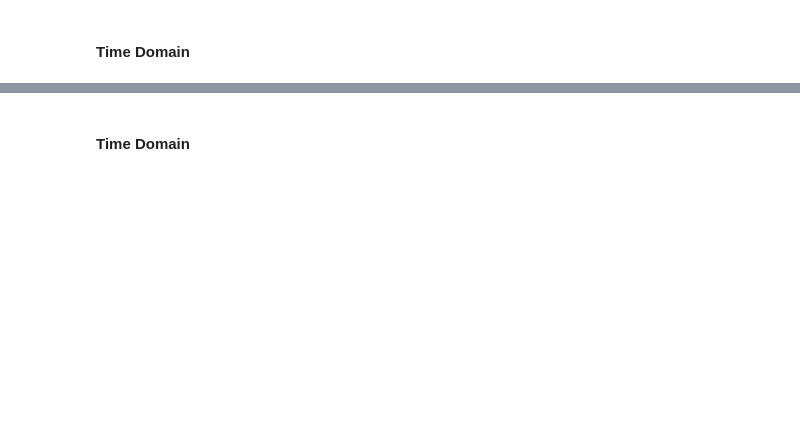
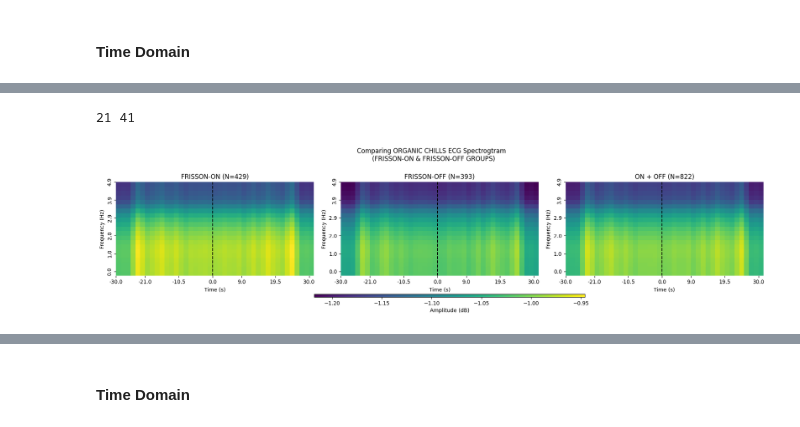
Before and after one commit to emmanuel-olateju/chills_characterization, a Jupyter notebook: notebooks/chills_physiological_analysis.ipynb, the cells around one changed output, grey strips where cells are left out. Cells and saved outputs as stored; diff of their text form; code cells hidden in the pictures; blank space fills up the shorter version.

```diff
--- a/notebooks/chills_physiological_analysis.ipynb
+++ b/notebooks/chills_physiological_analysis.ipynb
@@ -464,0 +347,15 @@ baseline_idx = bidx = (0, fs)
+# %%
+from scipy.signal.windows import hann
+from scipy.signal import ShortTimeFFT
+
+window = hann(128, sym=False)
+hop_ = 2*int(0.025*fs*PLOT_TIME_WINDOW)
+nfft = 2048
+
+SFT = ShortTimeFFT(window, hop_, fs, mfft=nfft, scale_to="magnitude")
+freqs = (SFT.f>=0) & (SFT.f<=5)
+n_freqs = len(SFT.f[freqs])
+n_times = int(2*fs*PLOT_TIME_WINDOW / hop_) + 1
+print(n_freqs, n_times)
+# %% [output]
+21 41
@@ -464,0 +387,46 @@ baseline_idx = bidx = (0, fs)
+# %%
+frequencies = np.linspace(SFT.f[freqs][0], SFT.f[freqs][-1], frisson_stft.shape[0])
+n_time = frisson_stft.shape[2]
+time = np.linspace(-30, 30, n_time)
+
+
+fig, ax = plt.subplots(1, 3, figsize=(18, 4))
+ch = select_channel["ecg"]
+
+vmin = min(np.min(frisson_on_stft[:, ch, :]), np.min(frisson_off_stft[:, ch, :]), np.min(frisson_stft[:, ch, :]))
+vmax = max(np.max(frisson_on_stft[:, ch, :]), np.max(frisson_off_stft[:, ch, :]), np.max(frisson_stft[:, ch, :]))
+
+# Plot each heatmap
+for i, data in enumerate([frisson_on_stft, frisson_off_stft, frisson_stft]):
+    heatmap = sns.heatmap(data[::-1, ch, :], cmap="viridis", ax=ax[i],
+                xticklabels=50, yticklabels=20,
+                vmin=vmin, vmax=vmax, cbar=False)  # Adjust tick frequency here
+    if i==2:
+      heatmap_mesh = heatmap
+
+    ax[i].set_xlabel("Time (s)")
+    ax[i].set_ylabel("Frequency (Hz)")
+
+    # Set custom tick labels
+    xticks = np.linspace(0, n_time - 1, 7).astype(int)
+    ax[i].set_xticks(xticks)
+    ax[i].set_xticklabels(np.round(time[xticks], 1))
+
+    yticks = np.linspace(0, len(frequencies) - 1, 6).astype(int)
+    ax[i].set_yticks(yticks)
+    ax[i].set_yticklabels(np.round(frequencies[::-1][yticks], 1))  # reversed!
+
+    ax[i].axvline(data.shape[2]//2, color="black", linestyle="--", label="Chills Report")
+
+cax = fig.add_axes([0.325, 0.005, 0.4, 0.02])  # [left, bottom, width, height]
+cbar = fig.colorbar(heatmap_mesh.collections[0], cax=cax, orientation="horizontal")
+cbar.set_label("Amplitude (dB)")
+
+ax[0].set_title(f"FRISSON-ON (N={len(frisson_on)})")
+ax[1].set_title(f"FRISSON-OFF (N={len(frisson_off)})")
+ax[2].set_title(f"ON + OFF (N={len(frisson)})")
+fig.suptitle("Comparing ORGANIC CHILLS ECG Spectrogtram \n (FRISSON-ON & FRISSON-OFF GROUPS)", y=1.00)
+fig.tight_layout()
+plt.savefig("plots/physiological_analysis/ORGANIC_CHILLS_COMPARISON_ECG_TF_DOMAIN.png", dpi=300, bbox_inches="tight")
+# %% [output]
+[figure, added]
```
Also changed, not shown: parts of 76 cells of this notebook, 2 other files.
